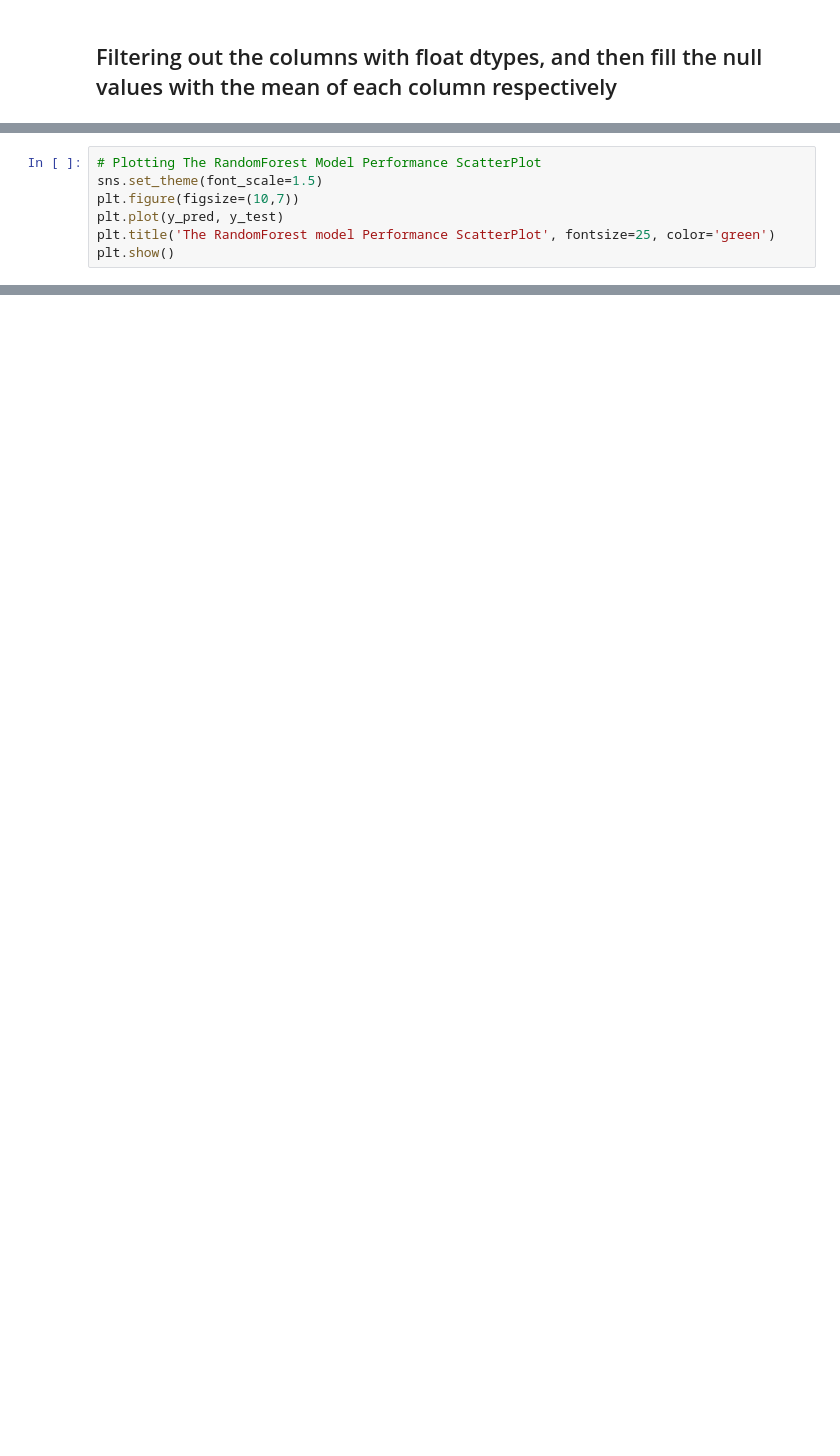
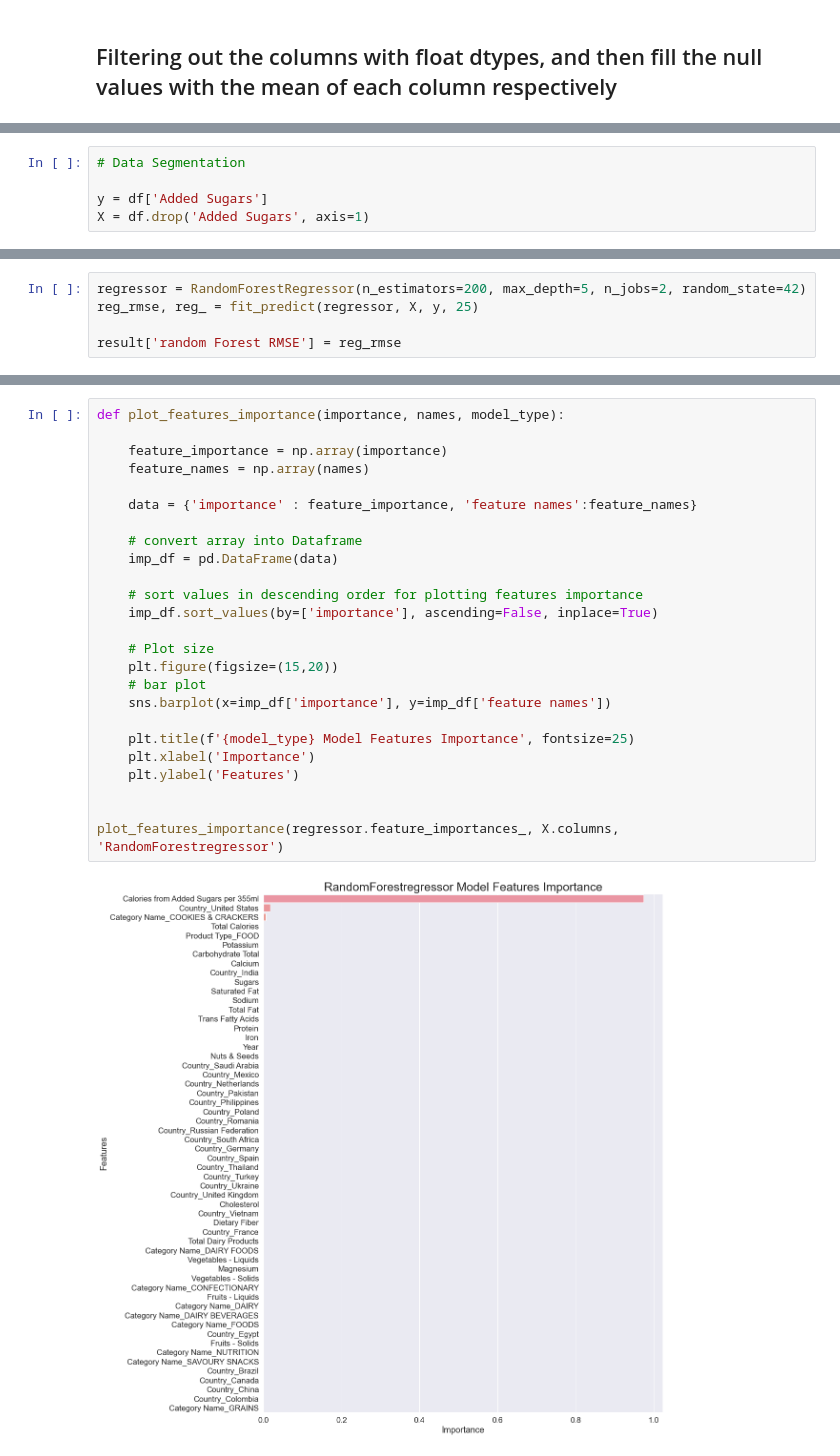
Before and after one commit to thatquams/NYAS_PepsiCo_Competition, a Jupyter notebook: Abdulraheem Quwam.ipynb, the cells around one changed output, grey strips where cells are left out. Saved outputs shown, nothing was run; the diff lists cells and outputs as text; blank space fills up the shorter version.

```diff
--- a/Abdulraheem Quwam.ipynb
+++ b/Abdulraheem Quwam.ipynb
@@ -443,7 +291,0 @@ RandomForest Score : 95.44421154748423
-# %%
-# Plotting The RandomForest Model Performance ScatterPlot
-sns.set_theme(font_scale=1.5)
-plt.figure(figsize=(10,7))
-plt.plot(y_pred, y_test)
-plt.title('The RandomForest model Performance ScatterPlot', fontsize=25, color='green')
-plt.show()
@@ -451,0 +292,5 @@ plt.show()
+# %%
+# Data Segmentation
+
+y = df['Added Sugars']
+X = df.drop('Added Sugars', axis=1)
@@ -451,0 +343,5 @@ plt.show()
+# %%
+regressor = RandomForestRegressor(n_estimators=200, max_depth=5, n_jobs=2, random_state=42)
+reg_rmse, reg_ = fit_predict(regressor, X, y, 25)
+
+result['random Forest RMSE'] = reg_rmse
@@ -452 +393,28 @@ plt.show()
+# %%
+def plot_features_importance(importance, names, model_type):
+
+    feature_importance = np.array(importance)
+    feature_names = np.array(names)
+
+    data = {'importance' : feature_importance, 'feature names':feature_names}
+
+    # convert array into Dataframe
+    imp_df = pd.DataFrame(data)
+
+    # sort values in descending order for plotting features importance
+    imp_df.sort_values(by=['importance'], ascending=False, inplace=True)
+
+    # Plot size
+    plt.figure(figsize=(15,20))
+    # bar plot
+    sns.barplot(x=imp_df['importance'], y=imp_df['feature names'])
+
+    plt.title(f'{model_type} Model Features Importance', fontsize=25)
+    plt.xlabel('Importance')
+    plt.ylabel('Features')
+
+
+plot_features_importance(regressor.feature_importances_, X.columns, 'RandomForestregressor')
+# %% [output]
+[figure, added]
 # %% [markdown]
```
Also changed, not shown: parts of 45 cells of this notebook, 3 other files.
